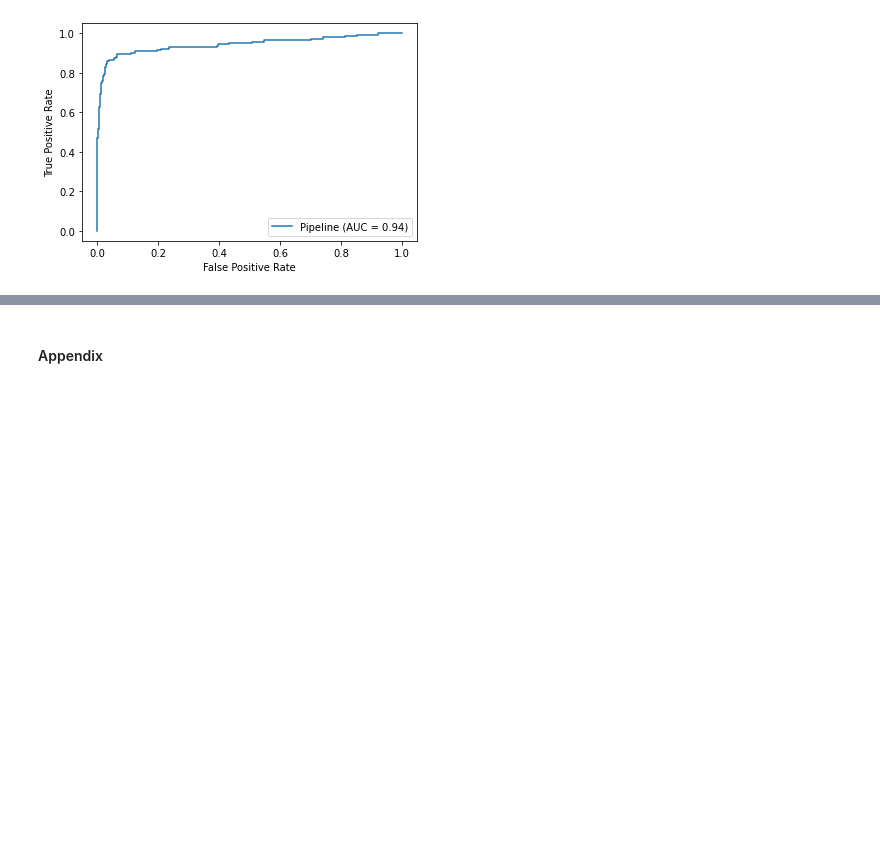
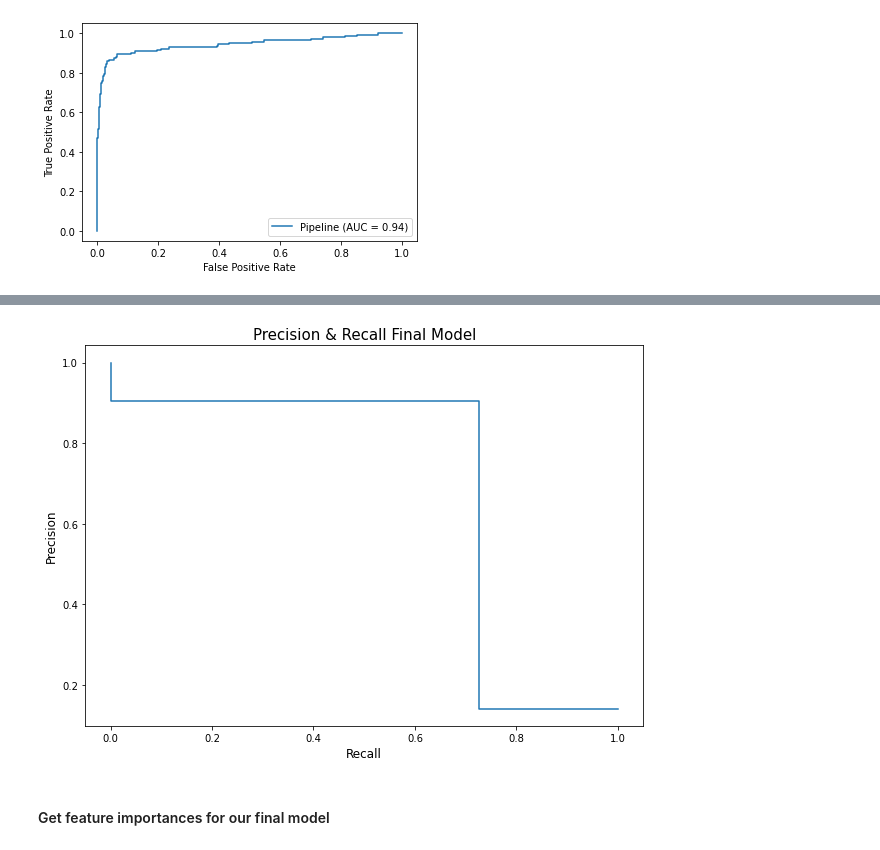
Before and after one commit to zander1268/churn-buster, a Jupyter notebook: modeling.ipynb, the cells around one changed output, grey strips where cells are left out. Drawn from its saved outputs; the diff is of its cells as text; code cells hidden in the pictures; blank space fills up the shorter version.

```diff
--- a/modeling.ipynb
+++ b/modeling.ipynb
@@ -525,3 +528,24 @@ plt.savefig('Visuals/rf_confusion_matrix');
+# %%
+#Import precision and recall curve
+from sklearn.metrics import precision_recall_curve,PrecisionRecallDisplay
+#Plot p/r with baseline model
+fig, ax = plt.subplots(figsize=(10,7))
+#Plot final model p/r
+final_model_predictions = rf_pipeline.predict(X_test)
+final_model_precision, final_model_recall, _ = precision_recall_curve(y_test, final_model_predictions)
+final_model_disp = PrecisionRecallDisplay(precision=final_model_precision, recall=final_model_recall)
+final_model_disp.plot(ax=ax);
+
+#titles
+plt.title("Precision & Recall Final Model",fontsize=15)
+plt.xlabel("Recall",fontsize=12)
+plt.ylabel("Precision",fontsize=12);
+#Save fig
+plt.savefig('Visuals/Final_Model_Precision_Recall')
+# %% [output]
+[figure, added]
+# %% [markdown]
+#### Get feature importances for our final model
 # %%
 #To create a readible print of our feature importances we need to collate feature names from various places and pass into a dataframe
 ohe_column_names = list(GS_rf.best_estimator_.named_steps.CT.named_transformers_.ohe.get_feature_names())
@@ -534,5 +558,3 @@ feature_importance_df = pd.DataFrame(data=GS_rf.best_estimator_.named_steps.esti
 feature_importances_sorted = feature_importance_df.sort_values(by='feature importance',ascending=False).head(10)
 feature_importances_sorted.to_csv('data/feature_importances.csv')
 feature_importances_sorted
-# %% [markdown]
-#### Appendix
```
Also changed, not shown: parts of 32 cells of this notebook, 6 other files.
